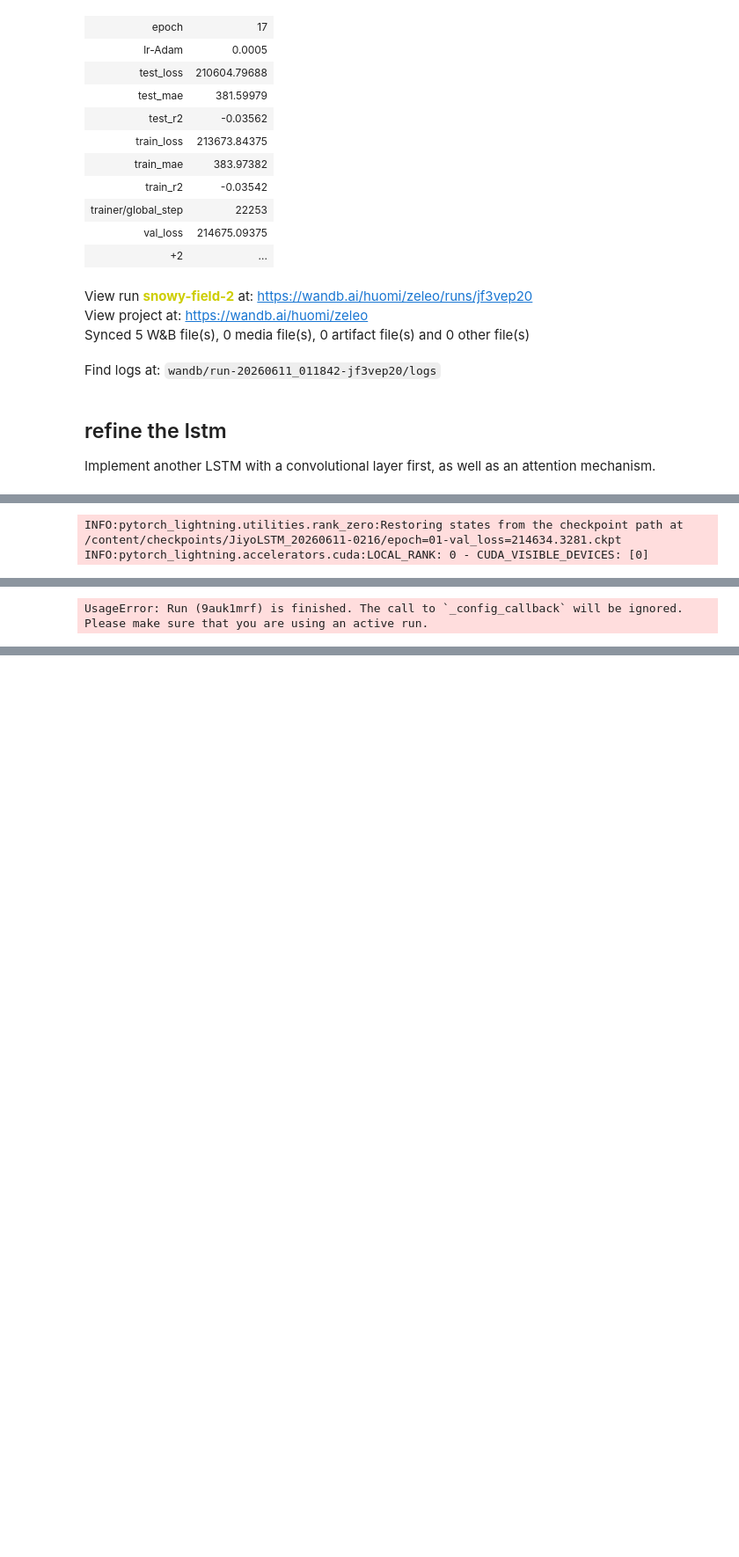
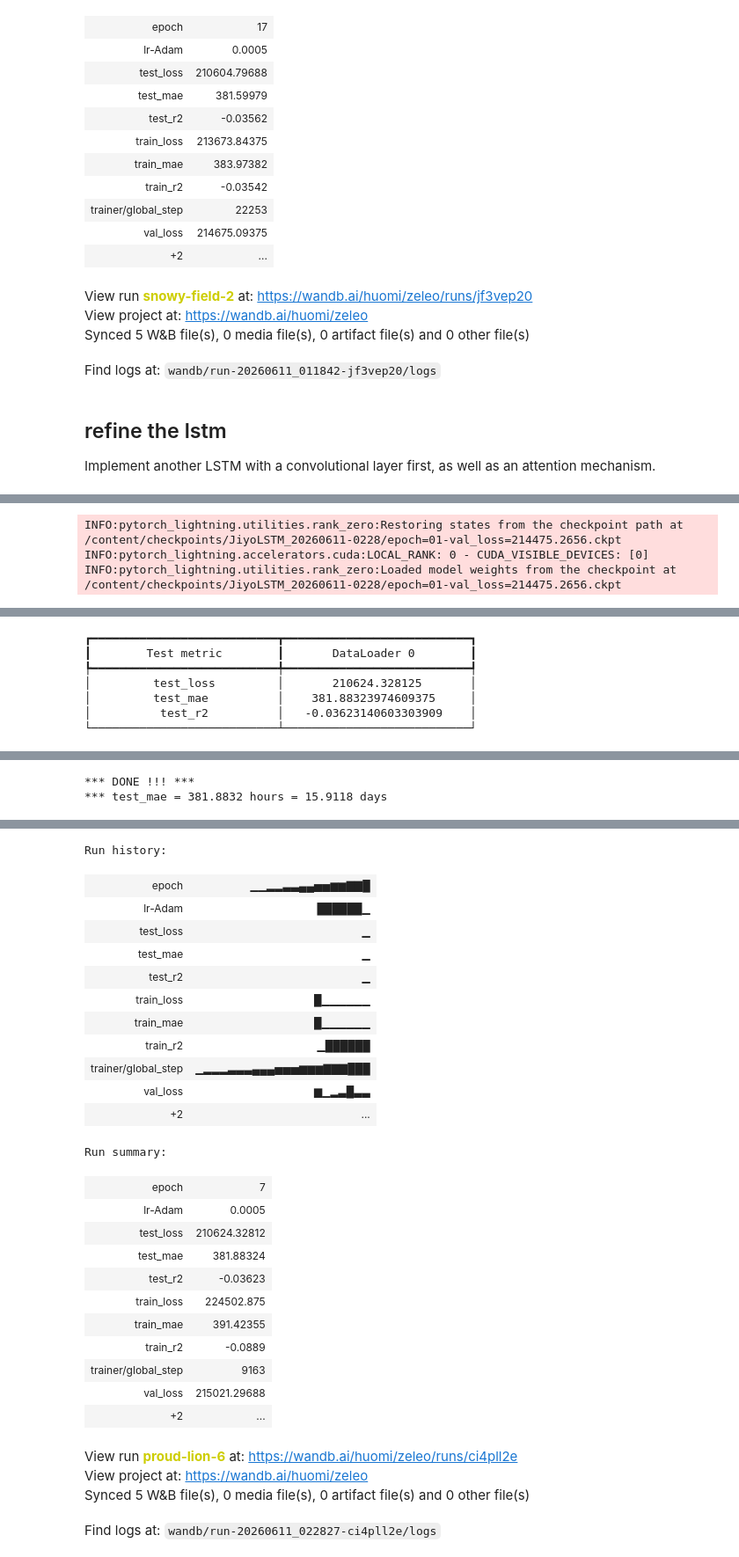
Before and after one commit to jiyometrik/elevator-rmnd, a Jupyter notebook: lstm.ipynb, the cells around one changed output, grey strips where cells are left out. Shown at 88% size. Drawn from its saved outputs; the diff is of its cells as text; code cells hidden in the pictures; blank space fills up the shorter version.

```diff
--- a/lstm.ipynb
+++ b/lstm.ipynb
@@ -523,7 +523,7 @@ class JiyoLSTM(BasicLSTM):
     def __init__(self, ):
         super(JiyoLSTM, self).__init__()#input_size, output_size, lr, dropout, weight_decay)
         self.save_hyperparameters()
-        self.drop_p = .2
+        self.drop_p = .25
 
         # Specify a convolutional layer first
         self.conv = nn.Conv1d(
@@ -621,6 +611,8 @@ jiyotest_mae_days = np.round(jiyotest_mae / 24, 4)
 
 print(f"*** DONE !!! ***")
 print(f"*** test_mae = {jiyotest_mae} hours = {jiyotest_mae_days} days")
+wandb.finish()
 # %% [output]
-INFO:pytorch_lightning.utilities.rank_zero:Restoring states from the checkpoint path at /content/checkpoints/JiyoLSTM_20260611-0216/epoch=01-val_loss=214634.3281.ckpt
+INFO:pytorch_lightning.utilities.rank_zero:Restoring states from the checkpoint path at /content/checkpoints/JiyoLSTM_20260611-0228/epoch=01-val_loss=214475.2656.ckpt
 INFO:pytorch_lightning.accelerators.cuda:LOCAL_RANK: 0 - CUDA_VISIBLE_DEVICES: [0]
+INFO:pytorch_lightning.utilities.rank_zero:Loaded model weights from the checkpoint at /content/checkpoints/JiyoLSTM_20260611-0228/epoch=01-val_loss=214475.2656.ckpt
@@ -627 +620,7 @@ INFO:pytorch_lightning.accelerators.cuda:LOCAL_RANK: 0 - CUDA_VISIBLE_DEVICES: [
-UsageError: Run (9auk1mrf) is finished. The call to `_config_callback` will be ignored. Please make sure that you are using an active run.
+┏━━━━━━━━━━━━━━━━━━━━━━━━━━━┳━━━━━━━━━━━━━━━━━━━━━━━━━━━┓
+┃        Test metric        ┃       DataLoader 0        ┃
+┡━━━━━━━━━━━━━━━━━━━━━━━━━━━╇━━━━━━━━━━━━━━━━━━━━━━━━━━━┩
+│         test_loss         │       210624.328125       │
+│         test_mae          │    381.88323974609375     │
+│          test_r2          │   -0.03623140603303909    │
+└───────────────────────────┴───────────────────────────┘
@@ -627,0 +628,2 @@ UsageError: Run (9auk1mrf) is finished. The call to `_config_callback` will be i
+*** DONE !!! ***
+*** test_mae = 381.8832 hours = 15.9118 days
@@ -627,0 +631,28 @@ UsageError: Run (9auk1mrf) is finished. The call to `_config_callback` will be i
+Run history:
+| epoch | ▁▁▂▂▃▃▄▄▅▅▆▆▇▇█ |
+| lr-Adam | ██████▁ |
+| test_loss | ▁ |
+| test_mae | ▁ |
+| test_r2 | ▁ |
+| train_loss | █▁▁▁▁▁▁ |
+| train_mae | █▁▁▁▁▁▁ |
+| train_r2 | ▁██████ |
+| trainer/global_step | ▁▂▂▂▃▃▃▄▄▄▅▅▅▆▆▆▇▇▇███ |
+| val_loss | ▆▁▂▃█▃▃ |
+| +2 | ... |
+Run summary:
+| epoch | 7 |
+| lr-Adam | 0.0005 |
+| test_loss | 210624.32812 |
+| test_mae | 381.88324 |
+| test_r2 | -0.03623 |
+| train_loss | 224502.875 |
+| train_mae | 391.42355 |
+| train_r2 | -0.0889 |
+| trainer/global_step | 9163 |
+| val_loss | 215021.29688 |
+| +2 | ... |
+View run proud-lion-6 at: https://wandb.ai/huomi/zeleo/runs/ci4pll2e
+View project at: https://wandb.ai/huomi/zeleo
+Synced 5 W&B file(s), 0 media file(s), 0 artifact file(s) and 0 other file(s)
+Find logs at: wandb/run-20260611_022827-ci4pll2e/logs
```
Also changed, not shown: parts of 2 cells of this notebook.
